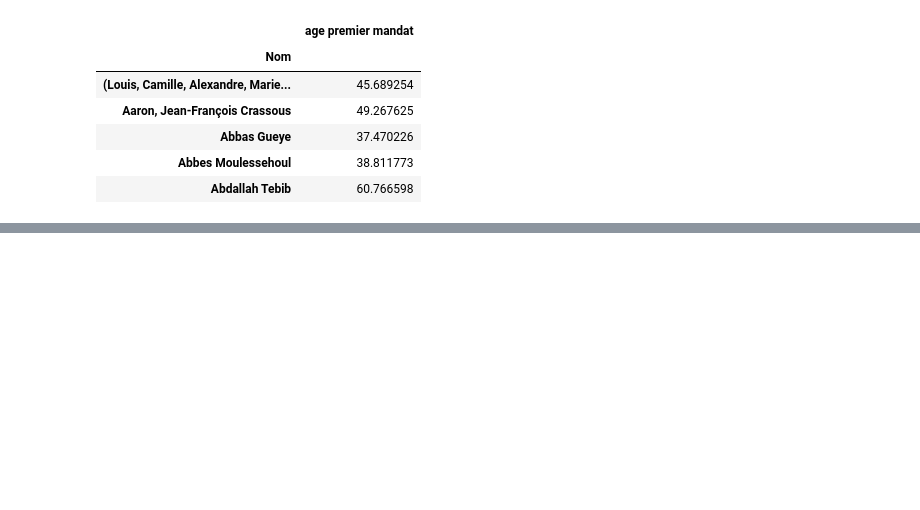
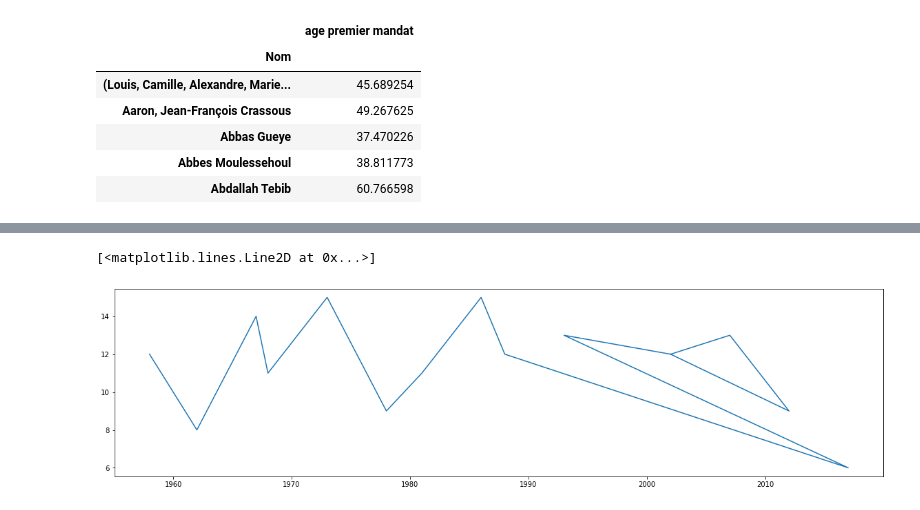
Before and after one commit to dusylvain/Projet-Python-deputes, a Jupyter notebook: statistiques_descriptives_depute.ipynb, the cells around one changed output, grey strips where cells are left out. Cells and saved outputs as stored; diff of their text form; code cells hidden in the pictures; blank space fills up the shorter version.

```diff
--- a/statistiques_descriptives_depute.ipynb
+++ b/statistiques_descriptives_depute.ipynb
@@ -620,0 +683,6 @@ df_depu_b.sample(10)
+# %%
+plt.figure(figsize=(20,5))
+plt.plot(date_leg_5,groupeleg_5)
+# %% [output]
+[<matplotlib.lines.Line2D at 0x...>]
+[figure, added]
```
Also changed, not shown: parts of 21 cells of this notebook.
